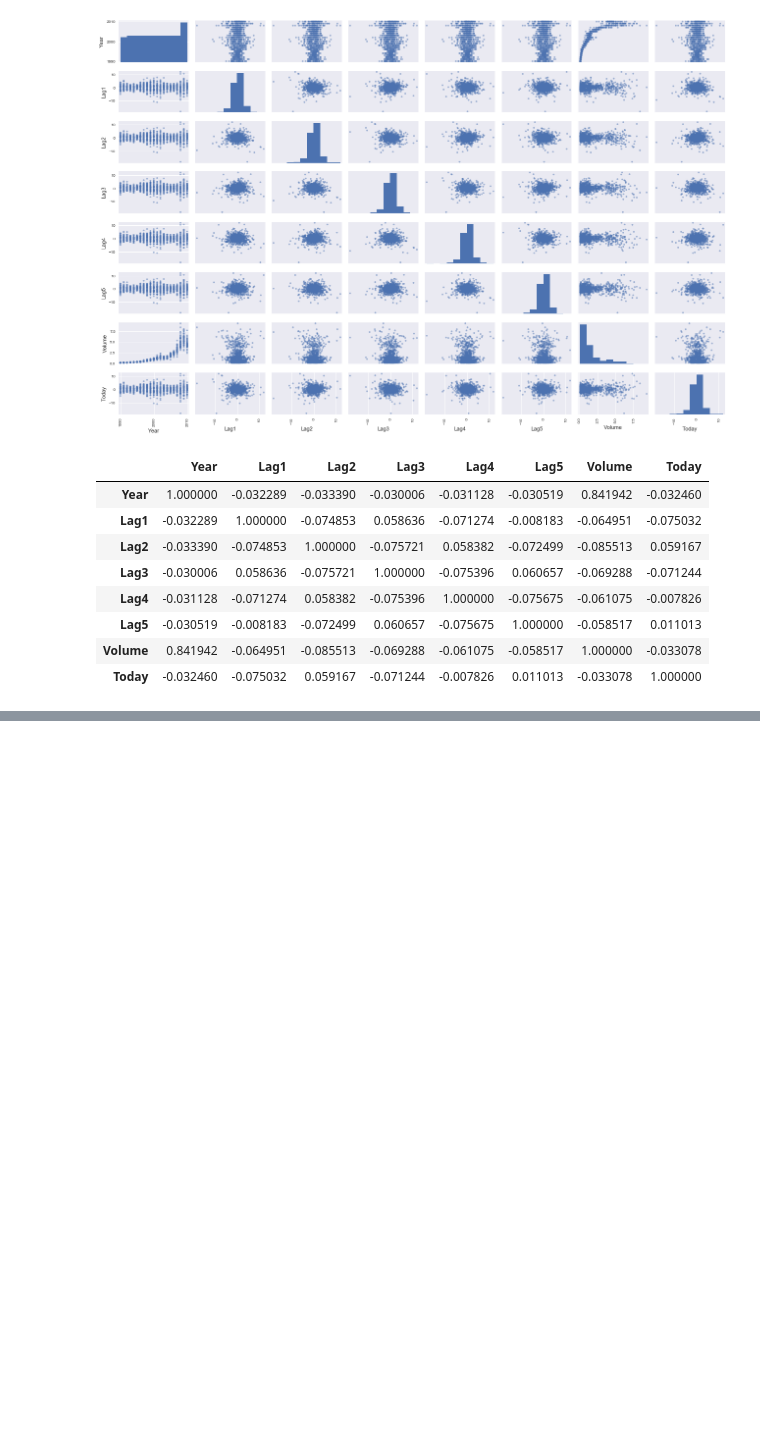
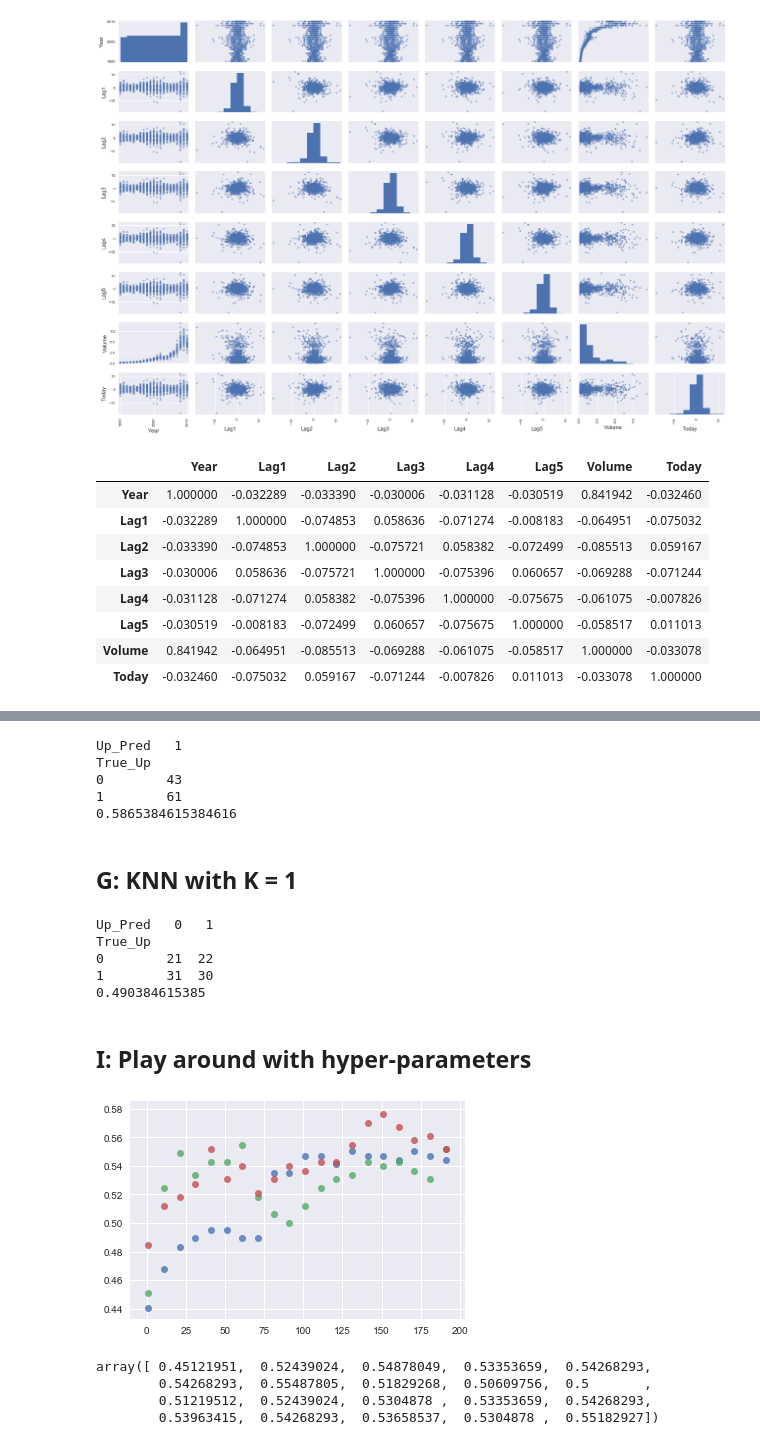
Before and after one commit to abbiepopa/intro_to_stat_learning_reading_grp, a Jupyter notebook: Chap4_Exercises.ipynb, the cells around one changed output, grey strips where cells are left out. Drawn from its saved outputs; the diff is of its cells as text; code cells hidden in the pictures; blank space fills up the shorter version.

```diff
--- a/Chap4_Exercises.ipynb
+++ b/Chap4_Exercises.ipynb
@@ -122,0 +151,75 @@ weekly_LR_out['Pred_is_Correct'] =
+# %%
+wk_qda = da.QuadraticDiscriminantAnalysis()
+wk_qda.fit(wk_train.loc[:,['Lag2']], wk_train.Direction_Up)
+
+wk_qda_pred_a = wk_qda.predict(wk_test.loc[:,['Lag2']])
+
+wk_qda_pred = pd.DataFrame(index = wk_test.index, columns= ['Up_Pred'], data = wk_qda_pred_a)
+
+wk_qda_pred['True_Up'] = wk_test.Direction_Up
+
+wk_qda_pred['Pred_is_Corr'] = [int(x) for x in wk_qda_pred.Up_Pred == wk_qda_pred.True_Up]
+
+print(pd.crosstab(wk_qda_pred['True_Up'], wk_qda_pred['Up_Pred']))
+
+print(np.mean(wk_qda_pred.Pred_is_Corr))
+# %% [output]
+Up_Pred   1
+True_Up
+0        43
+1        61
+0.5865384615384616
+# %% [markdown]
+## G: KNN with K = 1
+# %%
+wk_knn = neighbors.KNeighborsClassifier(n_neighbors=1)
+wk_knn.fit(wk_train.loc[:,['Lag2']], wk_train.Direction_Up)
+
+wk_knn_pred = pd.DataFrame(index = wk_test.index, columns=['Up_Pred'],
+                           data = wk_knn.predict(wk_test.loc[:,['Lag2']]))
+
+wk_knn_pred['True_Up'] = wk_test.Direction_Up
+
+print(pd.crosstab(wk_knn_pred['True_Up'], wk_knn_pred['Up_Pred']))
+
+print(wk_knn.score(wk_test.loc[:,['Lag2']], wk_test.Direction_Up))
+# %% [output]
+Up_Pred   0   1
+True_Up
+0        21  22
+1        31  30
+0.490384615385
+# %% [markdown]
+## I: Play around with hyper-parameters
+# %%
+cv_knn = neighbors.KNeighborsClassifier()
+
+param_grid = [
+    {'n_neighbors': range(1,200, 10)}
+]
+
+knn_grid = GridSearchCV(cv_knn, param_grid = param_grid)
+knn_grid.fit(wk_train.loc[:,['Lag2']], wk_train.Direction_Up)
+# %%
+sp0 = sns.regplot(np.array(range(1, 200, 10)), knn_grid.cv_results_['split0_test_score'], fit_reg = False)
+sp1 = sns.regplot(np.array(range(1, 200, 10)), knn_grid.cv_results_['split1_test_score'], fit_reg = False)
+sp2 = sns.regplot(np.array(range(1, 200, 10)), knn_grid.cv_results_['split2_test_score'], fit_reg = False)
+
+blue_dot = mlines.Line2D([],[], color = 'blue', marker = '.', label = 'Split 0')
+green_dot = mlines.Line2D([],[], color = 'gren', marker = '.', label = 'Split 1')
+red_dot = mlines.Line2D([],[], color = 'red', marker = '.', label = 'Split 2')
+
+
+ax.set(xlabel = 'n_neighbors', ylabel = 'accuracy')
+ax.legend([sp0, sp1, sp2], loc = 10, bbox_to_anchor = (0.5,0.5))
+
+plt.show()
+# %% [output]
+[figure, added]
+# %%
+knn_grid.cv_results_['split1_test_score']
+# %% [output]
+array([ 0.45121951,  0.52439024,  0.54878049,  0.53353659,  0.54268293,
+        0.54268293,  0.55487805,  0.51829268,  0.50609756,  0.5       ,
+        0.51219512,  0.52439024,  0.5304878 ,  0.53353659,  0.54268293,
+        0.53963415,  0.54268293,  0.53658537,  0.5304878 ,  0.55182927])
```
Also changed, not shown: parts of 24 cells of this notebook.
